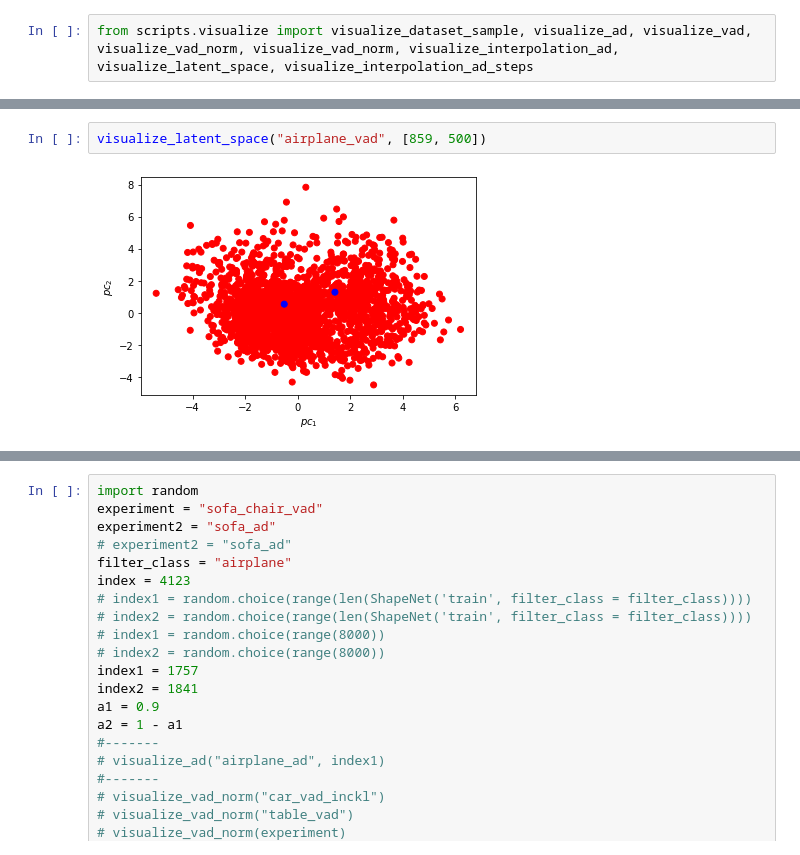
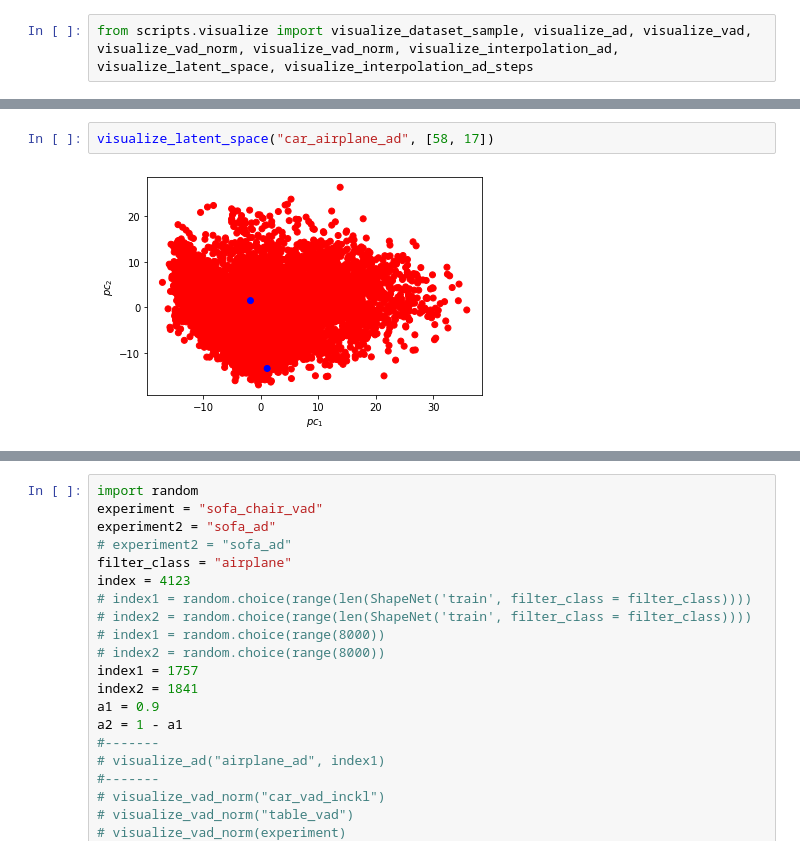
Before and after one commit to MunzerDw/ADL4CV-VAD, a Jupyter notebook: index.ipynb, the cells around one changed output, grey strips where cells are left out. Saved outputs shown, nothing was run; the diff lists cells and outputs as text.

```diff
--- a/index.ipynb
+++ b/index.ipynb
@@ -395,7 +395,7 @@ visualize_interpolation_ad_steps("airplane_vad", 0, 1)
 0 1
 0.7900000000000004 0.20999999999999963
 [interactive output not drawn]
-# %%
-visualize_latent_space("airplane_vad", [859, 500])
-# %% [output]
-[figure, removed]
+# %%
+visualize_latent_space("car_airplane_ad", [58, 17])
+# %% [output]
+[figure, added]
```
Also changed, not shown: parts of 5 cells of this notebook, 1 other file.
